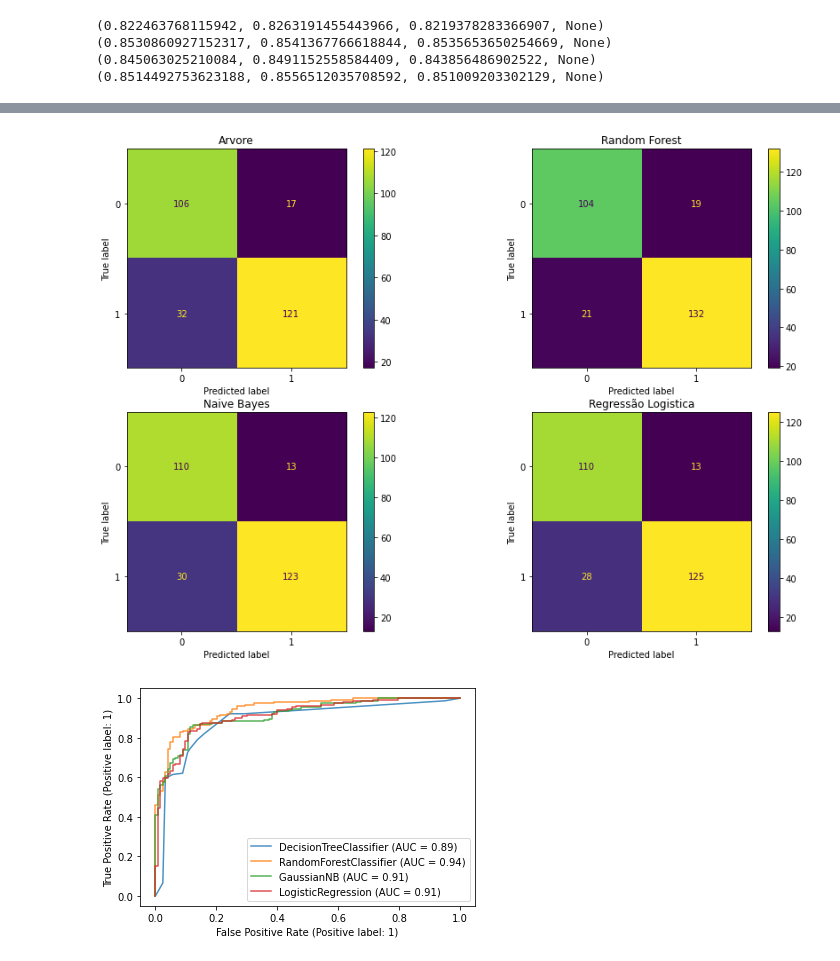
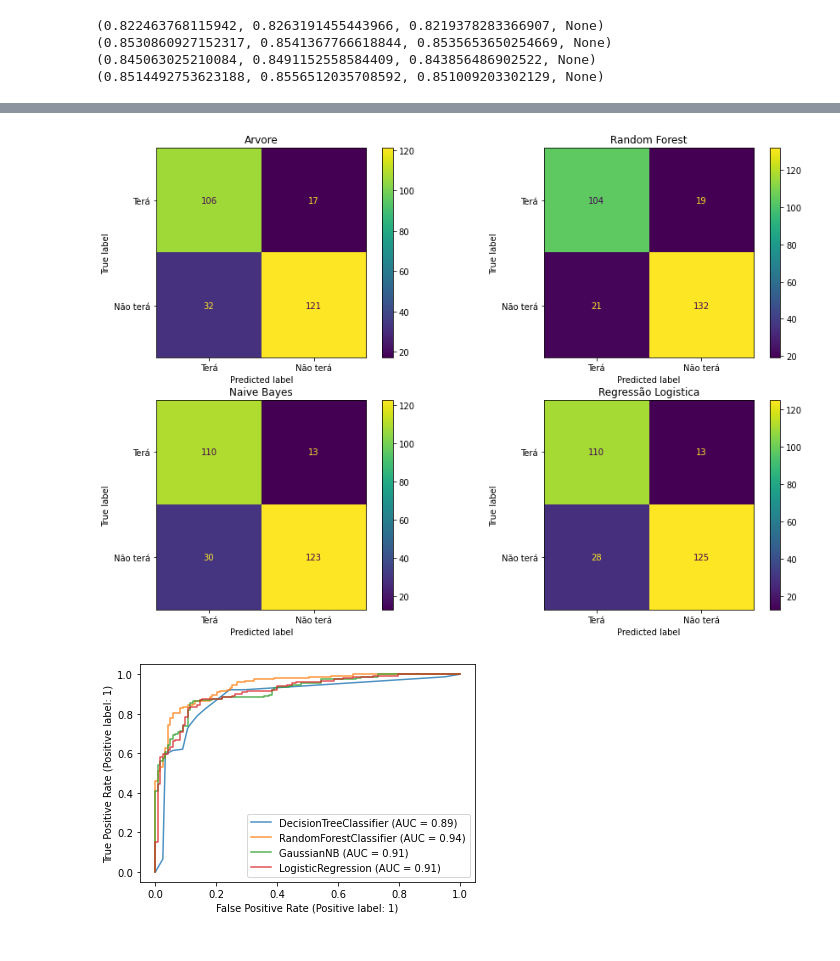
Before and after one commit to patrickpiccini/heart-failure-prediction, a Jupyter notebook: heart_failure_prediction.ipynb, the cells around one changed output, grey strips where cells are left out. Drawn from its saved outputs; the diff is of its cells as text; code cells hidden in the pictures.

```diff
--- a/heart_failure_prediction.ipynb
+++ b/heart_failure_prediction.ipynb
@@ -409,3 +381 @@ LogisticRegression(max_iter=1000, random_state=0)
-# %%
-y_preds = lr.predict(X_train)
 # %%
@@ -436,7 +395,7 @@ disp.plot()
 gnb = GaussianNB()
 gnb.fit(X_train, y_train)
 
-y_preds = gnb.predict(X_train)
+preds_naivebaies_train = gnb.predict(X_train)
 # %%
 y_accuracy = accuracy_score(y_train, y_preds)
 print("Acurácia:", y_accuracy)
@@ -532,16 +484,16 @@ for clf in classifiers.items():
 # %%
 fig, axs =  plt.subplots(2, 2, figsize=(15, 10))
 position = [axs[0,0],axs[0,1],axs[1,0],axs[1,1]]
 
 for i in range(len(classifiers)):
     cm = confusion_matrix(y_test, preds[i], labels=clf_trained[i].classes_)
-    disp = ConfusionMatrixDisplay(confusion_matrix=cm, display_labels=clf_trained[i].classes_)
+    disp = ConfusionMatrixDisplay(confusion_matrix=cm, display_labels=["Terá", "Não terá"])
     position[i].set_title(names[i])
     disp.plot(ax=position[i])
 
 plt.show()
 # %% [output]
-[figure, old version]
+[figure, new version]
 # %%
 ax = plt.gca()
 for i in range(len(classifiers)):
```
Also changed, not shown: parts of 27 cells of this notebook.
